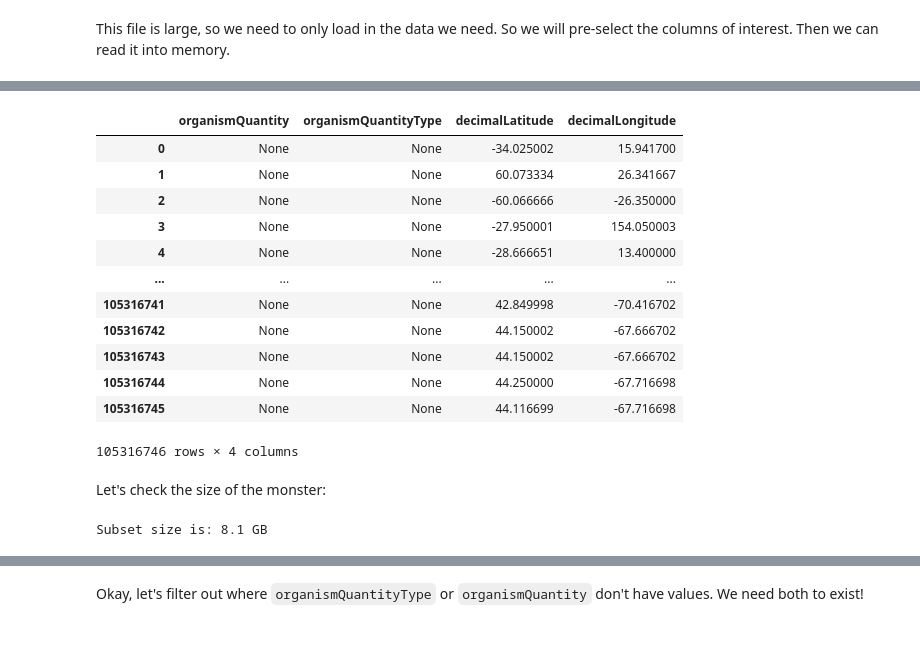
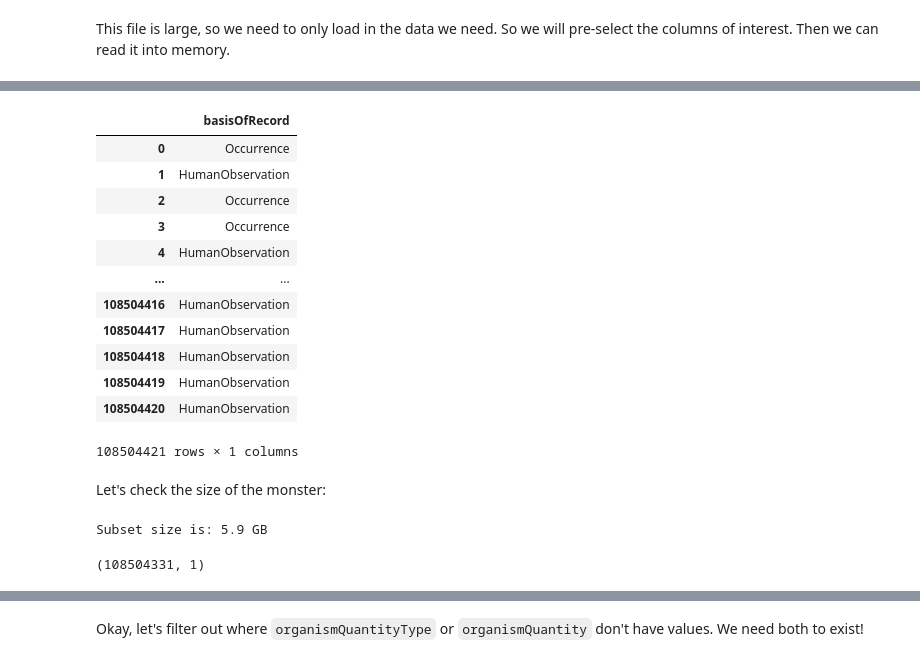
Before and after one commit to MathewBiddle/gbif_globe, a Jupyter notebook: organismQuantity_check.ipynb, the cells around one changed output, grey strips where cells are left out. Drawn from its saved outputs; the diff is of its cells as text; code cells hidden in the pictures.

```diff
--- a/organismQuantity_check.ipynb
+++ b/organismQuantity_check.ipynb
@@ -8,7 +8,7 @@ import os
 import pandas as pd
 
 # file downloaded from https://obis.org/data/access/ on 2022-07-10
-file = '../obis_20220710.parquet'
+file = '../obis_20230208.parquet'
 #file = 's3://gbif-open-data-eu-central-1/occurrence/2022-07-01/occurrence.parquet'
 
 
@@ -37,23 +65,23 @@ This file is large, so we need to only load in the data we need. So we will pre-
 # %%
-columns = ['organismQuantity', 'organismQuantityType','decimalLatitude','decimalLongitude']
+columns = ['basisOfRecord',]#'organismQuantity', 'organismQuantityType','decimalLatitude','decimalLongitude',]
 
 df = pd.read_parquet(file, engine="fastparquet", columns=columns)
 
 df
 # %% [output]
-|  | organismQuantity | organismQuantityType | decimalLatitude | decimalLongitude |
-| 0 | None | None | -34.025002 | 15.941700 |
-| 1 | None | None | 60.073334 | 26.341667 |
-| 2 | None | None | -60.066666 | -26.350000 |
-| 3 | None | None | -27.950001 | 154.050003 |
-| 4 | None | None | -28.666651 | 13.400000 |
-| ... | ... | ... | ... | ... |
-| 105316741 | None | None | 42.849998 | -70.416702 |
-| 105316742 | None | None | 44.150002 | -67.666702 |
-| 105316743 | None | None | 44.150002 | -67.666702 |
-| 105316744 | None | None | 44.250000 | -67.716698 |
-| 105316745 | None | None | 44.116699 | -67.716698 |
+|  | basisOfRecord |
+| 0 | Occurrence |
+| 1 | HumanObservation |
+| 2 | Occurrence |
+| 3 | Occurrence |
+| 4 | HumanObservation |
+| ... | ... |
+| 108504416 | HumanObservation |
+| 108504417 | HumanObservation |
+| 108504418 | HumanObservation |
+| 108504419 | HumanObservation |
+| 108504420 | HumanObservation |
-105316746 rows × 4 columns
+108504421 rows × 1 columns
 # %% [markdown]
 Let's check the size of the monster:
 # %%
@@ -63,4 +91,10 @@ subset_size = humanize.naturalsize(nbytes.sum())
 
 print('Subset size is:',subset_size)
 # %% [output]
-Subset size is: 8.1 GB
+Subset size is: 5.9 GB
+# %%
+df_filtered = df[df['basisOfRecord'].notna()]
+
+df_filtered.shape
+# %% [output]
+(108504331, 1)
```
Also changed, not shown: parts of 5 cells of this notebook.
